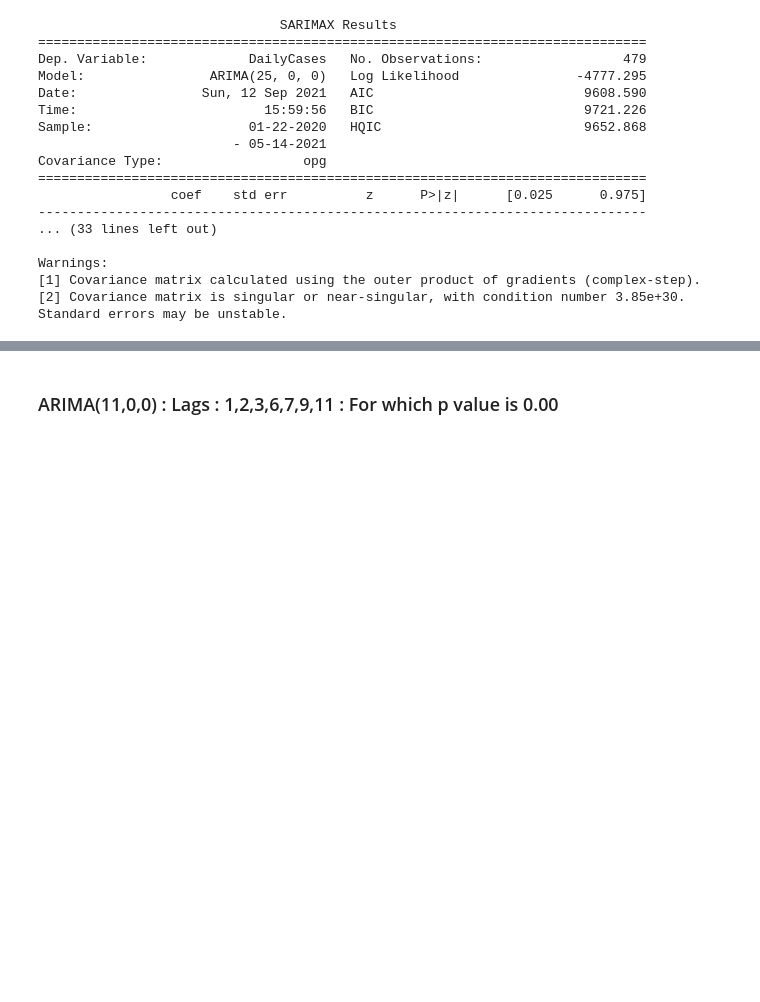
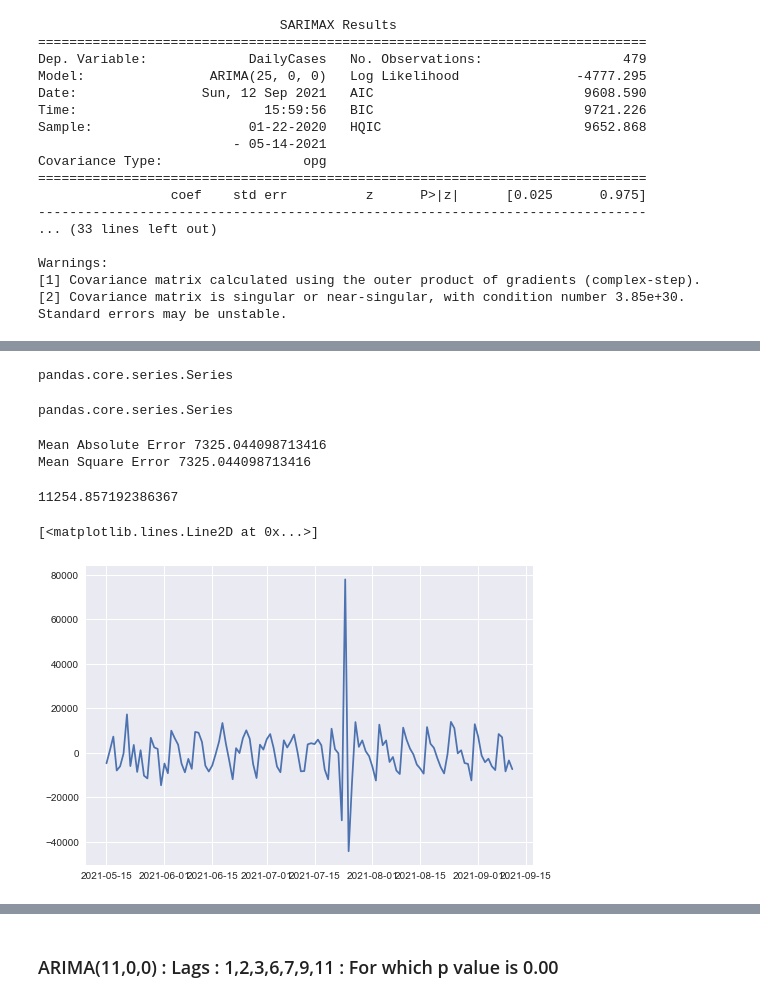
Before and after one commit to absaw/COVID19Analysis, a Jupyter notebook: Code/Time Series Analysis.ipynb, the cells around one changed output, grey strips where cells are left out. Saved outputs shown, nothing was run; the diff lists cells and outputs as text; code cells hidden in the pictures; blank space fills up the shorter version.

Commit message:
AR Model First Differenced Prediction Done

```diff
--- a/Code/Time Series Analysis.ipynb
+++ b/Code/Time Series Analysis.ipynb
@@ -520,0 +491,7 @@ acf_pacf_plots(daily_second_difference)
+# %%
+pred_start_date=fd_test_daily.index[0]
+pred_end_date=fd_test_daily.index[-1]
+
+
+print(pred_start_date)
+print(pred_end_date)
@@ -520,0 +501,41 @@ acf_pacf_plots(daily_second_difference)
+# %%
+fd_predictions_daily = fd_ar_model_fit.predict(start=pred_start_date, end=pred_end_date)
+# %%
+type(fd_predictions_daily)
+# %% [output]
+pandas.core.series.Series
+# %%
+fd_test_daily_s=fd_test_daily.iloc[:,0]
+# %%
+type(fd_test_daily_s)
+# %% [output]
+pandas.core.series.Series
+# %%
+fd_residuals=fd_test_daily_s-fd_predictions_daily
+# %%
+from sklearn.metrics import mean_squared_error as mse
+from sklearn.metrics import mean_absolute_error as mae
+
+
+fd_mean_abs_error=mae(fd_test_daily_s,fd_predictions_daily)
+
+print("Mean Absolute Error",fd_mean_abs_error)
+
+fd_mean_sqr_error=mse(fd_test_daily_s,fd_predictions_daily)#Mean Square error
+print("Mean Square Error",fd_mean_abs_error)
+
+
+
+fd_residuals.sum()*1.0/len(fd_test_daily_s)#Bias. Net positive or negative error
+
+np.sqrt(fd_mean_sqr_error)#root mean square error
+# %% [output]
+Mean Absolute Error 7325.044098713416
+Mean Square Error 7325.044098713416
+11254.857192386367
+# %%
+#Error Residual Plot
+plt.plot(fd_residuals)
+# %% [output]
+[<matplotlib.lines.Line2D at 0x...>]
+[figure, added]
```
Also changed, not shown: parts of 73 cells of this notebook, 1 other file.
